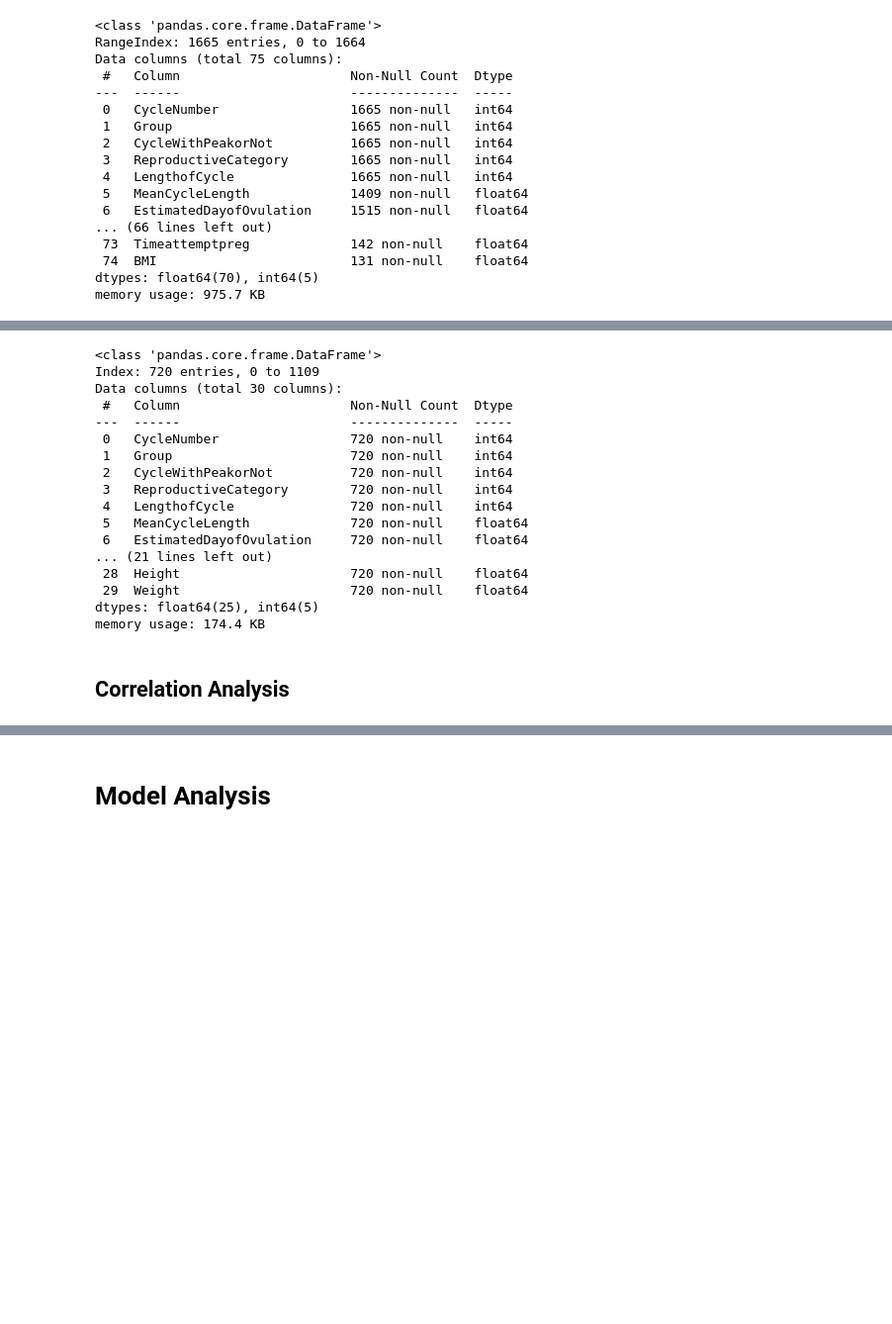
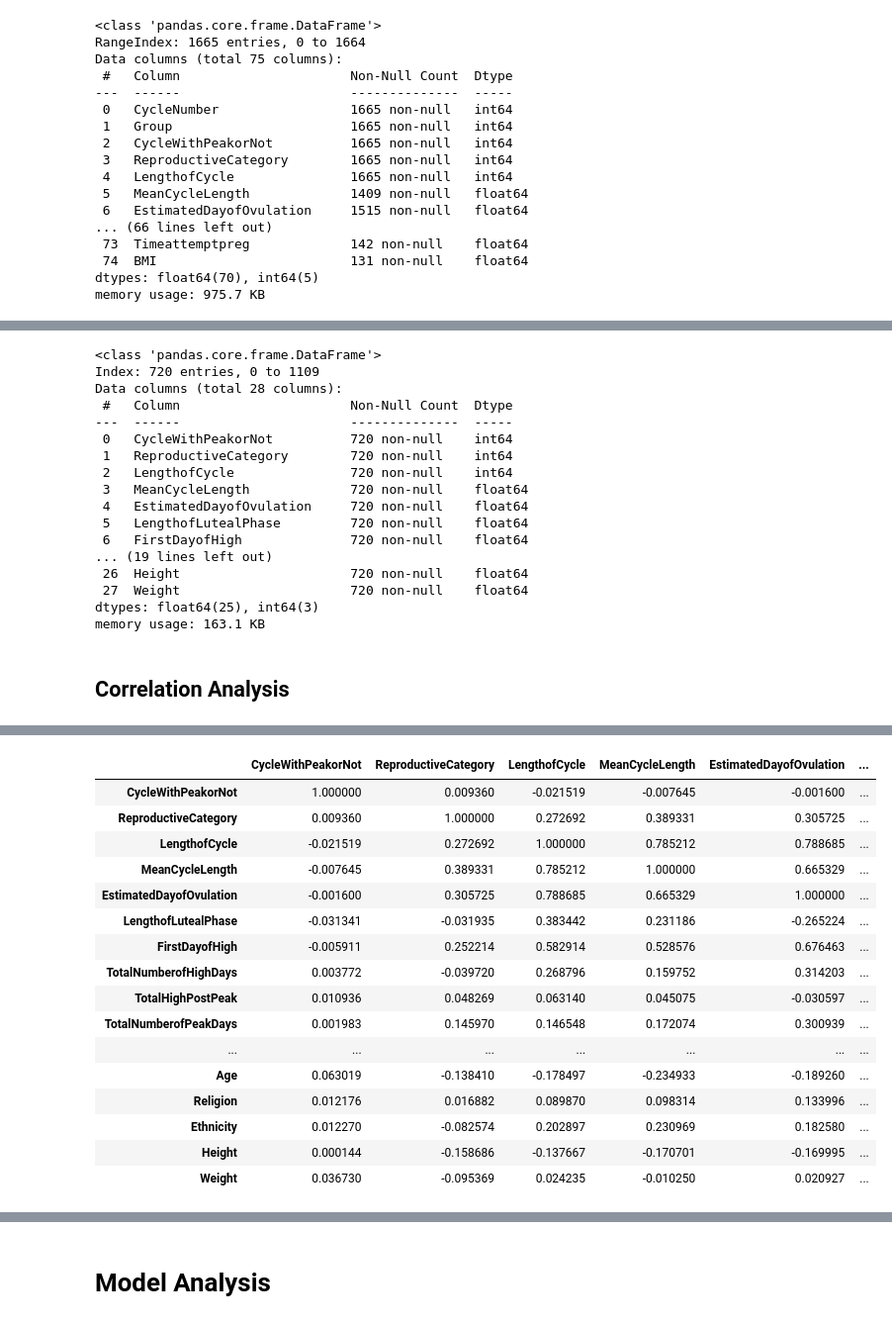
Before and after one commit to gopesh-code/Ovulive, a Jupyter notebook: model-analysis/workspace.ipynb, the cells around one changed output, grey strips where cells are left out. Shown: that part at 99% size. Drawn from its saved outputs; the diff is of its cells as text; code cells hidden in the pictures; blank space fills up the shorter version.

```diff
--- a/model-analysis/workspace.ipynb
+++ b/model-analysis/workspace.ipynb
@@ -167,28 +158,28 @@ memory usage: 403.4 KB
 # %%
-# remove rows with missing values
-# data = data.dropna()
-# data.info()
+# remove rows with missing values for now
+temp_data = data.dropna()
+temp_data.info()
 # %% [output]
 <class 'pandas.core.frame.DataFrame'>
 Index: 720 entries, 0 to 1109
-Data columns (total 30 columns):
+Data columns (total 28 columns):
  #   Column                      Non-Null Count  Dtype
 ---  ------                      --------------  -----
- 0   CycleNumber                 720 non-null    int64
- 1   Group                       720 non-null    int64
- 2   CycleWithPeakorNot          720 non-null    int64
- 3   ReproductiveCategory        720 non-null    int64
- 4   LengthofCycle               720 non-null    int64
- 5   MeanCycleLength             720 non-null    float64
- 6   EstimatedDayofOvulation     720 non-null    float64
-... (21 lines left out)
- 28  Height                      720 non-null    float64
- 29  Weight                      720 non-null    float64
-dtypes: float64(25), int64(5)
-memory usage: 174.4 KB
+ 0   CycleWithPeakorNot          720 non-null    int64
+ 1   ReproductiveCategory        720 non-null    int64
+ 2   LengthofCycle               720 non-null    int64
+ 3   MeanCycleLength             720 non-null    float64
+ 4   EstimatedDayofOvulation     720 non-null    float64
+ 5   LengthofLutealPhase         720 non-null    float64
+ 6   FirstDayofHigh              720 non-null    float64
+... (19 lines left out)
+ 26  Height                      720 non-null    float64
+ 27  Weight                      720 non-null    float64
+dtypes: float64(25), int64(3)
+memory usage: 163.1 KB
 # %% [markdown]
 ## Correlation Analysis
 # %%
-corr_matrix = data.corr(numeric_only=True)
+corr_matrix = temp_data.corr(numeric_only=True)
 corr_matrix.style.background_gradient(cmap='coolwarm')
 # %% [output]
@@ -196,3 +186,20 @@ corr_matrix.style.background_gradient(cmap='coolwarm')
+|  | CycleWithPeakorNot | ReproductiveCategory | LengthofCycle | MeanCycleLength | EstimatedDayofOvulation | ... |
+| CycleWithPeakorNot | 1.000000 | 0.009360 | -0.021519 | -0.007645 | -0.001600 | ... |
+| ReproductiveCategory | 0.009360 | 1.000000 | 0.272692 | 0.389331 | 0.305725 | ... |
+| LengthofCycle | -0.021519 | 0.272692 | 1.000000 | 0.785212 | 0.788685 | ... |
+| MeanCycleLength | -0.007645 | 0.389331 | 0.785212 | 1.000000 | 0.665329 | ... |
+| EstimatedDayofOvulation | -0.001600 | 0.305725 | 0.788685 | 0.665329 | 1.000000 | ... |
+| LengthofLutealPhase | -0.031341 | -0.031935 | 0.383442 | 0.231186 | -0.265224 | ... |
+| FirstDayofHigh | -0.005911 | 0.252214 | 0.582914 | 0.528576 | 0.676463 | ... |
+| TotalNumberofHighDays | 0.003772 | -0.039720 | 0.268796 | 0.159752 | 0.314203 | ... |
+| TotalHighPostPeak | 0.010936 | 0.048269 | 0.063140 | 0.045075 | -0.030597 | ... |
+| TotalNumberofPeakDays | 0.001983 | 0.145970 | 0.146548 | 0.172074 | 0.300939 | ... |
+| ... | ... | ... | ... | ... | ... | ... |
+| Age | 0.063019 | -0.138410 | -0.178497 | -0.234933 | -0.189260 | ... |
+| Religion | 0.012176 | 0.016882 | 0.089870 | 0.098314 | 0.133996 | ... |
+| Ethnicity | 0.012270 | -0.082574 | 0.202897 | 0.230969 | 0.182580 | ... |
+| Height | 0.000144 | -0.158686 | -0.137667 | -0.170701 | -0.169995 | ... |
+| Weight | 0.036730 | -0.095369 | 0.024235 | -0.010250 | 0.020927 | ... |
 # %%
 print(corr_matrix["LengthofCycle"].sort_values(ascending=False))
 # %% [output]
```
Also changed, not shown: parts of 71 cells of this notebook.
